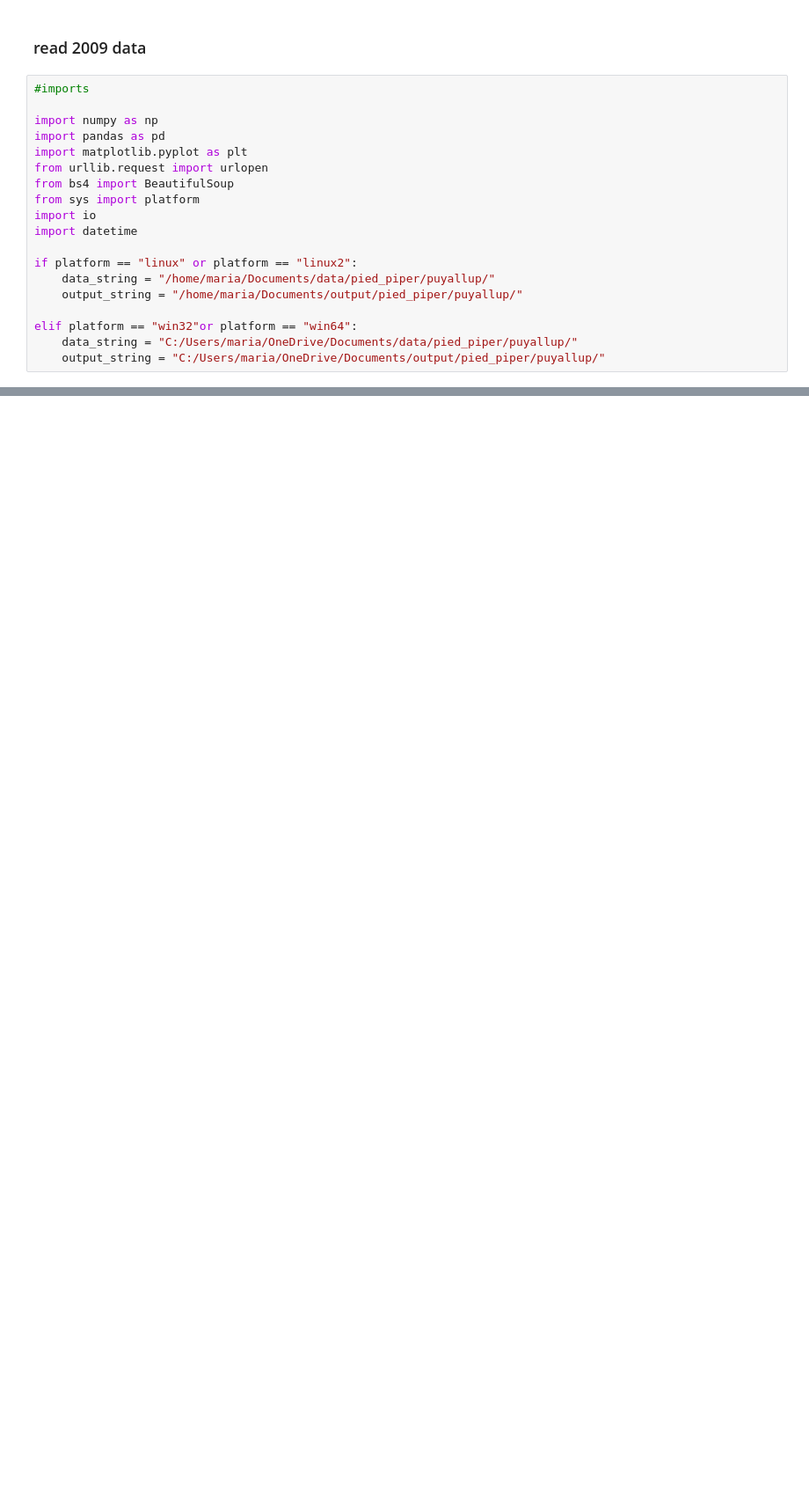
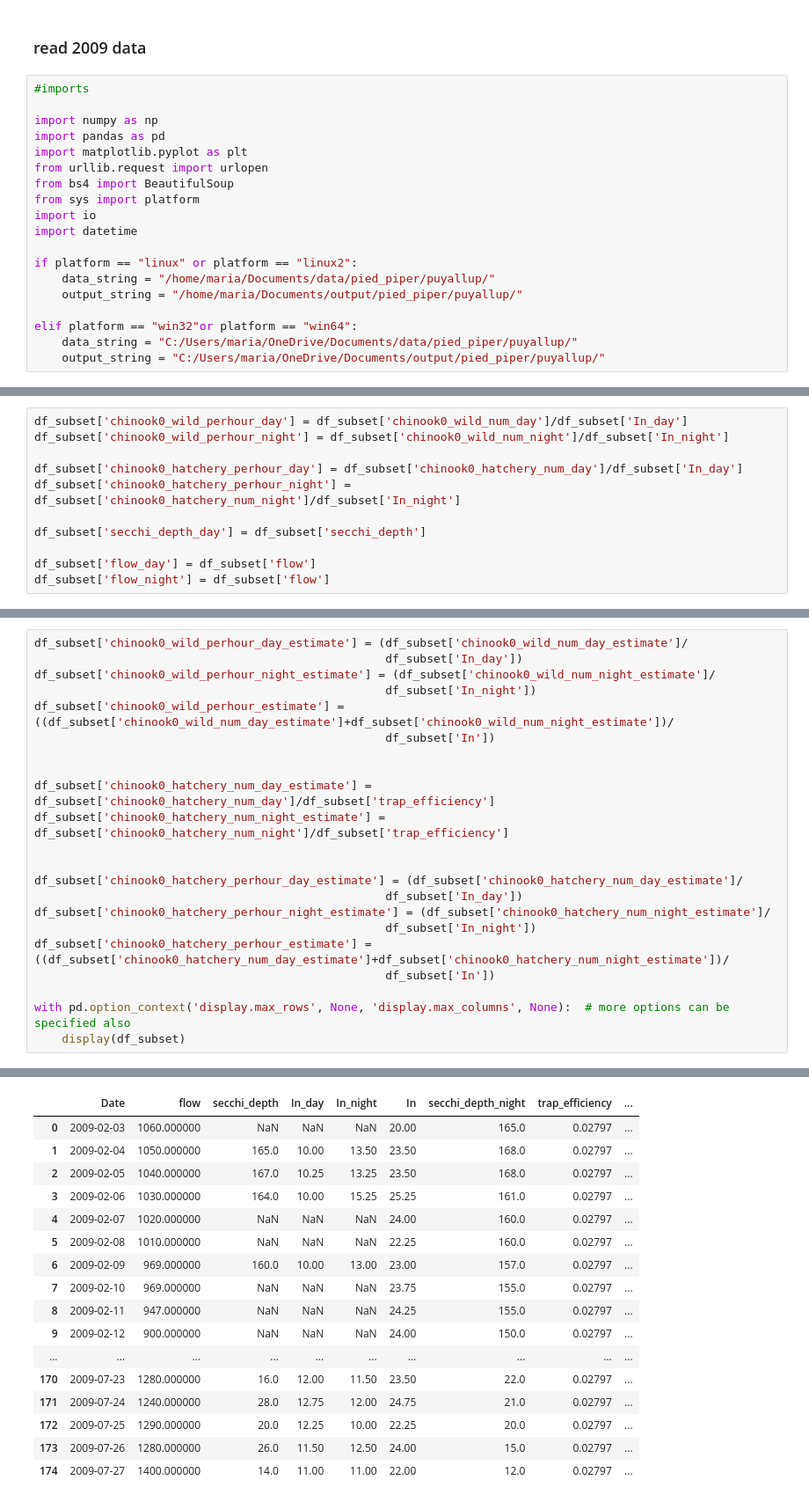
Before and after one commit to maria-kuruvilla/pied_piper, a Jupyter notebook: Puyallup/read_data_2009.ipynb, the cells around one changed output, grey strips where cells are left out. Shown at 88% size. Drawn from its saved outputs; the diff is of its cells as text; blank space fills up the shorter version.

```diff
--- a/Puyallup/read_data_2009.ipynb
+++ b/Puyallup/read_data_2009.ipynb
@@ -106,0 +138,11 @@ df_subset.loc[(df_subset['In_night'] == np.nan),'chinook0_hatchery_num_day':'chi
+# %%
+df_subset['chinook0_wild_perhour_day'] = df_subset['chinook0_wild_num_day']/df_subset['In_day']
+df_subset['chinook0_wild_perhour_night'] = df_subset['chinook0_wild_num_night']/df_subset['In_night']
+
+df_subset['chinook0_hatchery_perhour_day'] = df_subset['chinook0_hatchery_num_day']/df_subset['In_day']
+df_subset['chinook0_hatchery_perhour_night'] = df_subset['chinook0_hatchery_num_night']/df_subset['In_night']
+
+df_subset['secchi_depth_day'] = df_subset['secchi_depth']
+
+df_subset['flow_day'] = df_subset['flow']
+df_subset['flow_night'] = df_subset['flow']
@@ -106,0 +167,23 @@ df_subset.loc[(df_subset['In_night'] == np.nan),'chinook0_hatchery_num_day':'chi
+# %%
+df_subset['chinook0_wild_perhour_day_estimate'] = (df_subset['chinook0_wild_num_day_estimate']/
+                                                   df_subset['In_day'])
+df_subset['chinook0_wild_perhour_night_estimate'] = (df_subset['chinook0_wild_num_night_estimate']/
+                                                   df_subset['In_night'])
+df_subset['chinook0_wild_perhour_estimate'] = ((df_subset['chinook0_wild_num_day_estimate']+df_subset['chinook0_wild_num_night_estimate'])/
+                                                   df_subset['In'])
+
+
+df_subset['chinook0_hatchery_num_day_estimate'] = df_subset['chinook0_hatchery_num_day']/df_subset['trap_efficiency']
+df_subset['chinook0_hatchery_num_night_estimate'] = df_subset['chinook0_hatchery_num_night']/df_subset['trap_efficiency']
+
+
+df_subset['chinook0_hatchery_perhour_day_estimate'] = (df_subset['chinook0_hatchery_num_day_estimate']/
+                                                   df_subset['In_day'])
+df_subset['chinook0_hatchery_perhour_night_estimate'] = (df_subset['chinook0_hatchery_num_night_estimate']/
+                                                   df_subset['In_night'])
+df_subset['chinook0_hatchery_perhour_estimate'] = ((df_subset['chinook0_hatchery_num_day_estimate']+df_subset['chinook0_hatchery_num_night_estimate'])/
+                                                   df_subset['In'])
+
+with pd.option_context('display.max_rows', None, 'display.max_columns', None):  # more options can be specified also
+    display(df_subset)
+# %% [output]
@@ -106,0 +207,17 @@ df_subset.loc[(df_subset['In_night'] == np.nan),'chinook0_hatchery_num_day':'chi
+|  | Date | flow | secchi_depth | In_day | In_night | In | secchi_depth_night | trap_efficiency | ... |
+| 0 | 2009-02-03 | 1060.000000 | NaN | NaN | NaN | 20.00 | 165.0 | 0.02797 | ... |
+| 1 | 2009-02-04 | 1050.000000 | 165.0 | 10.00 | 13.50 | 23.50 | 168.0 | 0.02797 | ... |
+| 2 | 2009-02-05 | 1040.000000 | 167.0 | 10.25 | 13.25 | 23.50 | 168.0 | 0.02797 | ... |
+| 3 | 2009-02-06 | 1030.000000 | 164.0 | 10.00 | 15.25 | 25.25 | 161.0 | 0.02797 | ... |
+| 4 | 2009-02-07 | 1020.000000 | NaN | NaN | NaN | 24.00 | 160.0 | 0.02797 | ... |
+| 5 | 2009-02-08 | 1010.000000 | NaN | NaN | NaN | 22.25 | 160.0 | 0.02797 | ... |
+| 6 | 2009-02-09 | 969.000000 | 160.0 | 10.00 | 13.00 | 23.00 | 157.0 | 0.02797 | ... |
+| 7 | 2009-02-10 | 969.000000 | NaN | NaN | NaN | 23.75 | 155.0 | 0.02797 | ... |
+| 8 | 2009-02-11 | 947.000000 | NaN | NaN | NaN | 24.25 | 155.0 | 0.02797 | ... |
+| 9 | 2009-02-12 | 900.000000 | NaN | NaN | NaN | 24.00 | 150.0 | 0.02797 | ... |
+| ... | ... | ... | ... | ... | ... | ... | ... | ... | ... |
+| 170 | 2009-07-23 | 1280.000000 | 16.0 | 12.00 | 11.50 | 23.50 | 22.0 | 0.02797 | ... |
+| 171 | 2009-07-24 | 1240.000000 | 28.0 | 12.75 | 12.00 | 24.75 | 21.0 | 0.02797 | ... |
+| 172 | 2009-07-25 | 1290.000000 | 20.0 | 12.25 | 10.00 | 22.25 | 20.0 | 0.02797 | ... |
+| 173 | 2009-07-26 | 1280.000000 | 26.0 | 11.50 | 12.50 | 24.00 | 15.0 | 0.02797 | ... |
+| 174 | 2009-07-27 | 1400.000000 | 14.0 | 11.00 | 11.00 | 22.00 | 12.0 | 0.02797 | ... |
```
Also changed, not shown: parts of 10 cells of this notebook, 2 other files.
